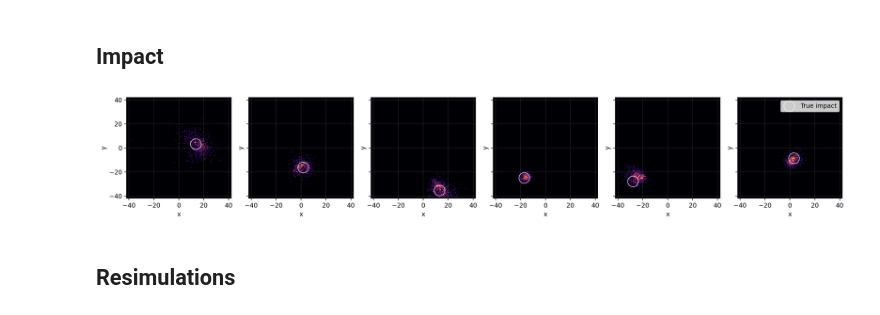
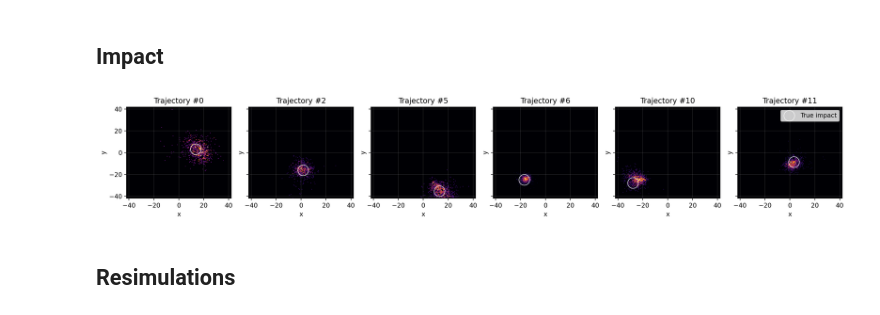
Before and after one commit to psaegert/bcnf, a Jupyter notebook: notebooks/resimulation.ipynb, the cells around one changed output. Saved outputs shown, nothing was run; the diff lists cells and outputs as text; code cells hidden in the pictures.

Commit message:
Add titles to impact plots

```diff
--- a/notebooks/resimulation.ipynb
+++ b/notebooks/resimulation.ipynb
@@ -154,23 +334,24 @@ X_val_impact_positions = X[true_impact_indices[0], true_impact_indices[1]]
 # %%
 # Plot a heatmap of X_resimulation[0, impact_indices, :2]
 fig, axes = plt.subplots(1, 6, figsize=(17, 3), sharey=True, dpi=200)
 
 for i, (show_index, ax) in enumerate(zip(true_impact_indices[0], axes)):
     X_val_impact_position = X[show_index, true_impact_indices[1][np.where(true_impact_indices[0] == show_index)[0]][0], :]
 
     ax.hist2d(X_resimulation_impact_positions[show_index][:, 0], X_resimulation_impact_positions[show_index][:, 1], bins=np.linspace(-42, 42, 128), cmap='inferno');
     ax.scatter(X_val_impact_position[0], X_val_impact_position[1], s=300, marker='o', label='True impact', facecolors='none', edgecolors='white', alpha=0.8);
     ax.grid(axis='both', alpha=0.2);
     ax.set_xlabel('x');
     ax.set_ylabel('y');
+    ax.set_title(f'Trajectory #{show_index}')
 
 ax.legend();
 
 fig.tight_layout()
 
 plt.savefig(os.path.join(get_dir('results', f'{MODEL_NAME}', 'figures', create=True), 'resimulation_impact_heatmap.png'))
 # %% [output]
-[figure, old version]
+[figure, new version]
 # %% [markdown]
 ## Resimulations
 # %%
```
Also changed, not shown: parts of 2 cells of this notebook, 18 other files.
